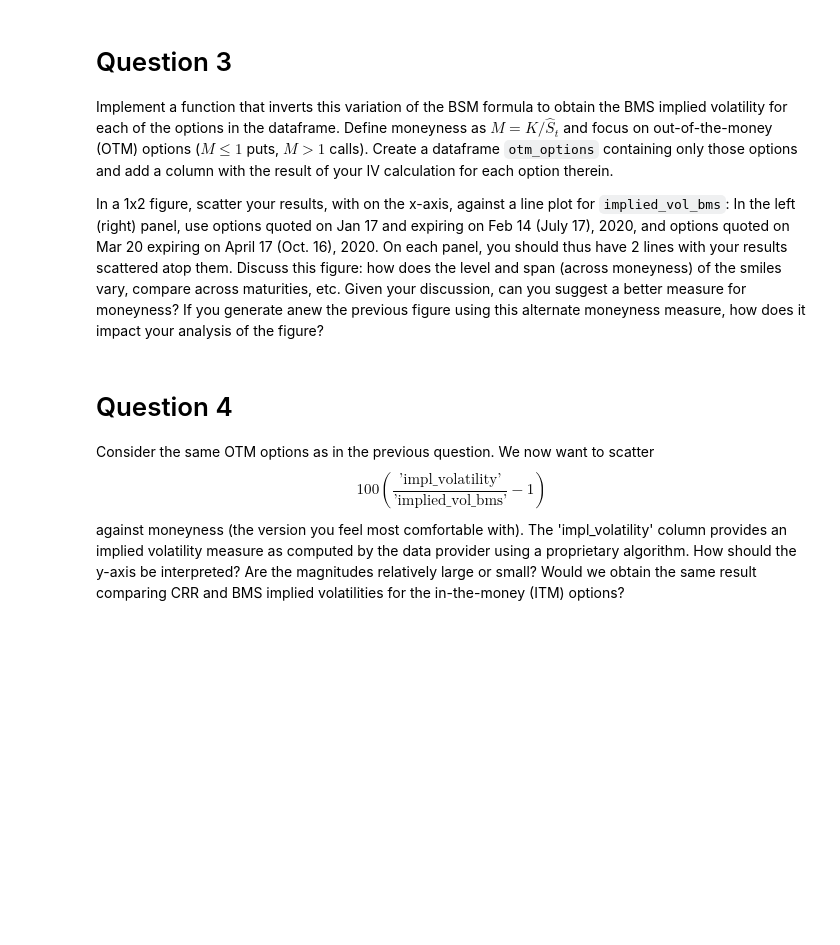
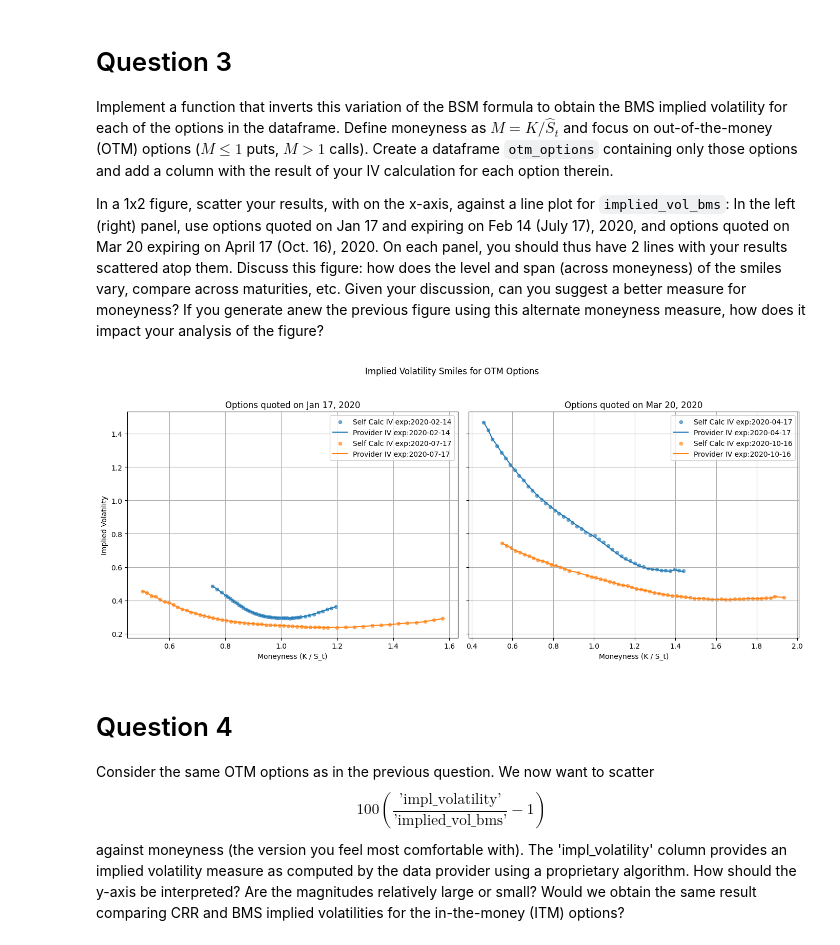
Before and after one commit to navid-nb/MSc_Derivatives_Project1, a Jupyter notebook: 202510-assignment1-en.ipynb, the cells around one changed output. Cells and saved outputs as stored; diff of their text form; code cells hidden in the pictures; blank space fills up the shorter version.

```diff
--- a/202510-assignment1-en.ipynb
+++ b/202510-assignment1-en.ipynb
@@ -372,14 +306,59 @@ def implied_vol_BMS(option_type: str, S_hat: float, K: float, r: float, ttm: flo
 # %%
+from helpers.BMS_IV import implied_vol_BMS
+
 # filtering for Out-of-the-money options
-otm_options_call = options[(options['strike'] / options['stock_exdiv'] > 1) & (options['cp_flag'] == 'C')]
-otm_options_put = options[(options['strike'] / options['stock_exdiv'] <= 1) & (options['cp_flag'] == 'P')]
+options['moneyness'] = options['strike'] / options['stock_exdiv']
+otm_options_call = options[(options['moneyness'] > 1) & (options['cp_flag'] == 'C')]
+otm_options_put = options[(options['moneyness'] <= 1) & (options['cp_flag'] == 'P')]
 otm_options = pd.concat((otm_options_call, otm_options_put), axis=0)
 
 # Calculate the implied vol for Out-of-the-money options
 otm_options['self_calc_imp_vol'] = otm_options.apply(
-    lambda row: implied_vol_BMS(row['cp_flag'], row['stock_exdiv'], row['strike'], row['risk_free'], row['YTM'], row['option_price']),
+    lambda row: implied_vol_BMS(row['cp_flag'], row['stock_exdiv'], row['strike'], row['risk_free'], row['YTM'], row['option_price'],"brentq"),
     axis = 1
 )
+# %%
+import matplotlib.pyplot as plt
+import datetime as dt
+
+options_jan17 = otm_options[otm_options['date'] == dt.date(2020,1,17)]
+options_mar20 = otm_options[otm_options['date'] == dt.date(2020,3,20)]
+
+maturities_jan17 = [dt.date(2020,2,14), dt.date(2020,7,17)]
+maturities_mar20 = [dt.date(2020,4,17), dt.date(2020,10,16)]
+
+fig, axes = plt.subplots(1, 2, figsize=(14, 6), sharey=True)
+
+# Left panel: Jan 17 options
+ax = axes[0]
+for exdate in maturities_jan17:
+    df = options_jan17[options_jan17['exdate'] == exdate]
+    ax.scatter(df['moneyness'], df['self_calc_imp_vol'], s=20, alpha=0.6, label=f'Self Calc IV exp:{exdate}')
+    df_sorted = df.sort_values('moneyness')
+    ax.plot(df_sorted['moneyness'], df_sorted['implied_vol_bms'], label=f'Provider IV exp:{exdate}')
+ax.set_title('Options quoted on Jan 17, 2020')
+ax.set_xlabel('Moneyness (K / S_t)')
+ax.set_ylabel('Implied Volatility')
+ax.grid(True)
+ax.legend()
+
+# Right panel: Mar 20 options
+ax = axes[1]
+for exdate in maturities_mar20:
+    df = options_mar20[options_mar20['exdate'] == exdate]
+    ax.scatter(df['moneyness'], df['self_calc_imp_vol'], s=20, alpha=0.6, label=f'Self Calc IV exp:{exdate}')
+    df_sorted = df.sort_values('moneyness')
+    ax.plot(df_sorted['moneyness'], df_sorted['implied_vol_bms'], label=f'Provider IV exp:{exdate}')
+ax.set_title('Options quoted on Mar 20, 2020')
+ax.set_xlabel('Moneyness (K / S_t)')
+ax.grid(True)
+ax.legend()
+
+plt.suptitle('Implied Volatility Smiles for OTM Options')
+plt.tight_layout(rect=[0, 0, 1, 0.95])
+plt.show()
+# %% [output]
+[figure, added]
 # %% [markdown]
 # Question 4
 
```
Also changed, not shown: parts of 6 cells of this notebook, 1 other file.
